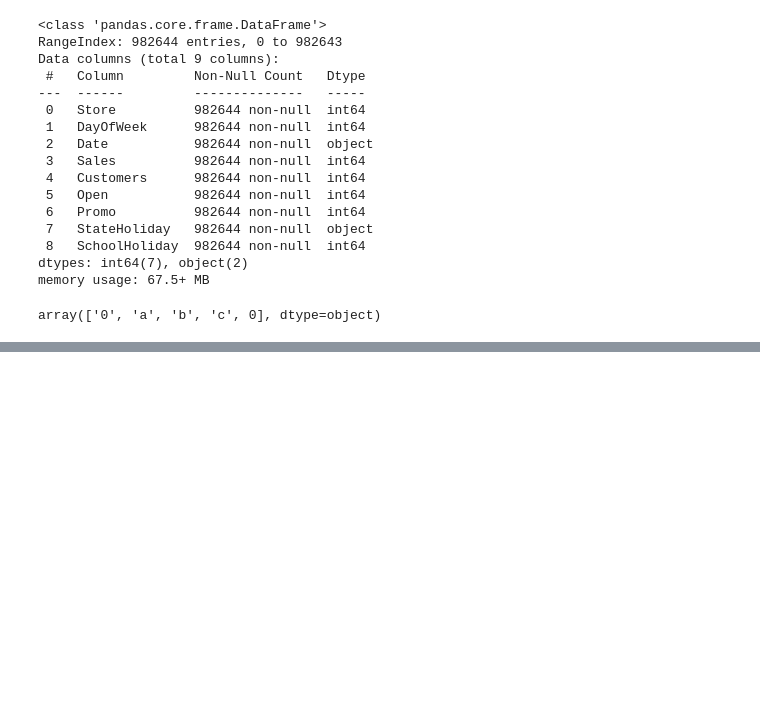
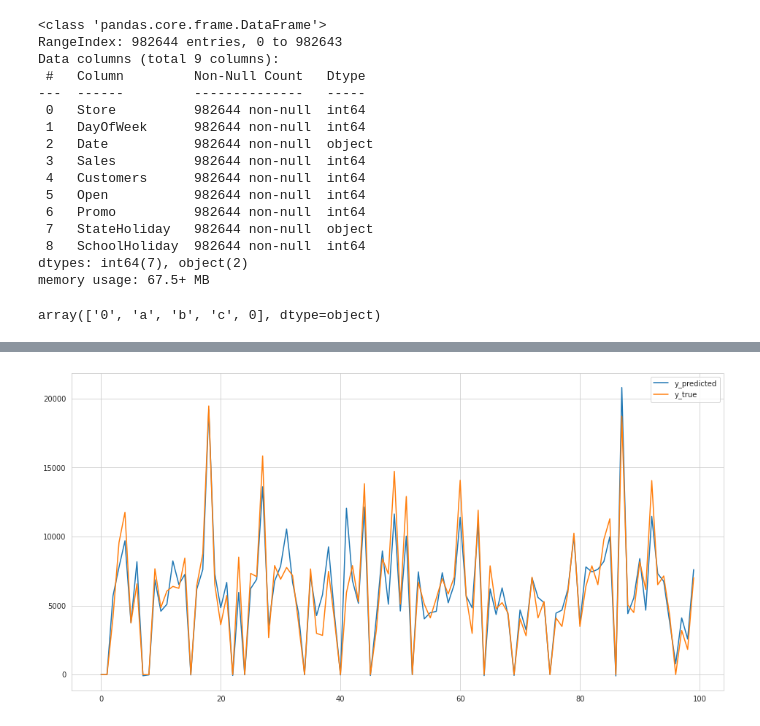
Before and after one commit to kumarsh8483/AI, a Jupyter notebook: Welcome_To_Colaboratory.ipynb, the cells around one changed output, grey strips where cells are left out. Drawn from its saved outputs; the diff is of its cells as text; code cells hidden in the pictures; blank space fills up the shorter version.

```diff
--- a/Welcome_To_Colaboratory.ipynb
+++ b/Welcome_To_Colaboratory.ipynb
@@ -193,0 +278,4 @@ train_data.loc[train_data.StateHoliday==0,'StateHoliday'] = '0'
+# %%
+lr = LinearRegression(normalize=True)
+# %%
+x_train,x_test,y_train,y_test = train_test_split(x,y,random_state = 100, test_size=0.3)
@@ -193,0 +296,2 @@ train_data.loc[train_data.StateHoliday==0,'StateHoliday'] = '0'
+# %%
+y_pred = lr.predict(x_test)
@@ -193,0 +308,8 @@ train_data.loc[train_data.StateHoliday==0,'StateHoliday'] = '0'
+# %%
+plt.figure(figsize=(16,8))
+plt.plot(y_pred[:100],label = 'y_predicted')
+plt.plot(y_test[:100], label = 'y_true')
+plt.legend()
+plt.show()
+# %% [output]
+[figure, added]
```
Also changed, not shown: parts of 98 cells of this notebook.
